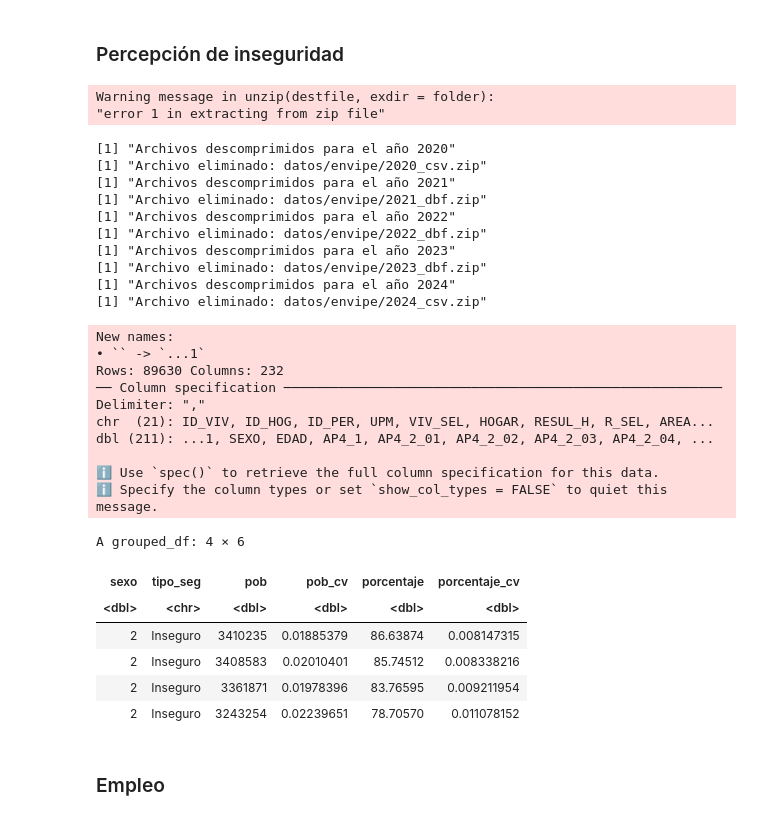
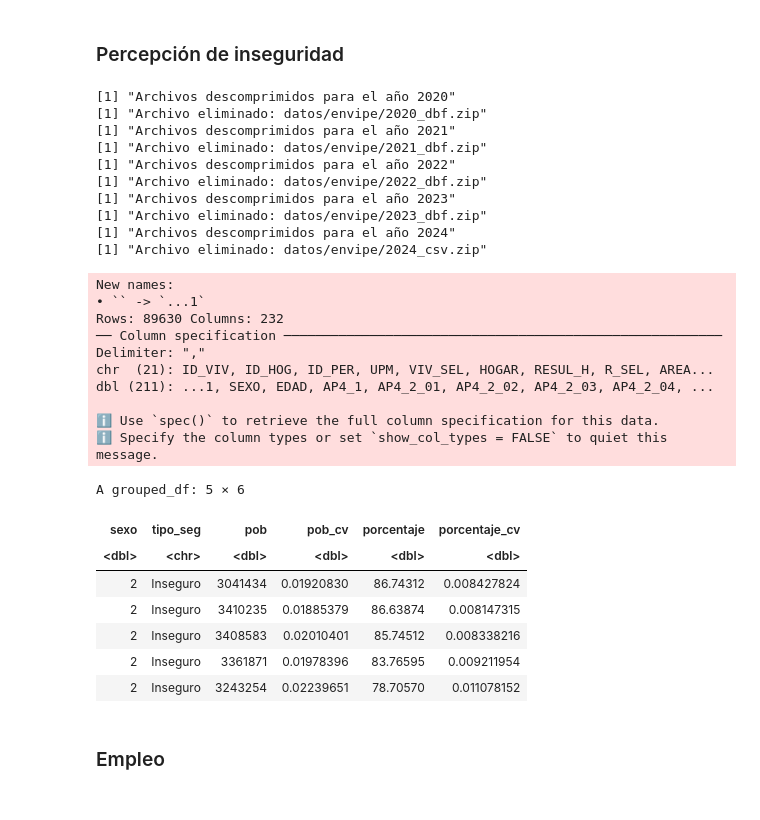
Before and after one commit to cpyp-ipdp/pgd_cdmx, a Jupyter notebook: indicadores/mujeres/indicadores_mujeres_pgd.ipynb, the cells around one changed output. Cells and saved outputs as stored; diff of their text form; code cells hidden in the pictures.

Commit message:
Se corrigió error en el ciclo de descarga de datos de ENVIPE

```diff
--- a/indicadores/mujeres/indicadores_mujeres_pgd.ipynb
+++ b/indicadores/mujeres/indicadores_mujeres_pgd.ipynb
@@ -313,7 +313,7 @@ data_list <- list()
 # %%
 # Ciclo 1: Descarga y descompresión
 for (i in 1:length(years)) {
-    if (years[i] %in% c(2020, 2024)) {
+    if (years[i] %in% c(2024)) {
         fin <- '_csv.zip'
     } else {
         fin <- '_dbf.zip'
@@ -362,18 +362,16 @@ for (i in 1:length(years)) {
     }
 }
 # %% [output]
-Warning message in unzip(destfile, exdir = folder):
-"error 1 in extracting from zip file"
+[1] "Archivos descomprimidos para el año 2020"
+[1] "Archivo eliminado: datos/envipe/2020_dbf.zip"
+[1] "Archivos descomprimidos para el año 2021"
+[1] "Archivo eliminado: datos/envipe/2021_dbf.zip"
+[1] "Archivos descomprimidos para el año 2022"
+[1] "Archivo eliminado: datos/envipe/2022_dbf.zip"
+[1] "Archivos descomprimidos para el año 2023"
+[1] "Archivo eliminado: datos/envipe/2023_dbf.zip"
+[1] "Archivos descomprimidos para el año 2024"
+[1] "Archivo eliminado: datos/envipe/2024_csv.zip"
-[1] "Archivos descomprimidos para el año 2020"
-[1] "Archivo eliminado: datos/envipe/2020_csv.zip"
-[1] "Archivos descomprimidos para el año 2021"
-[1] "Archivo eliminado: datos/envipe/2021_dbf.zip"
-[1] "Archivos descomprimidos para el año 2022"
-[1] "Archivo eliminado: datos/envipe/2022_dbf.zip"
-[1] "Archivos descomprimidos para el año 2023"
-[1] "Archivo eliminado: datos/envipe/2023_dbf.zip"
-[1] "Archivos descomprimidos para el año 2024"
-[1] "Archivo eliminado: datos/envipe/2024_csv.zip"
 # %%
 estima_inseguridad <- function(year) {
 
@@ -426,22 +424,23 @@ dm<-seguridad%>%
     return(resultado)
 }
 # %%
-tabla_inseg<-map_dfr(2021:2024,estima_inseguridad)
+tabla_inseg<-map_dfr(2020:2024,estima_inseguridad)
 tabla_inseg
 # %% [output]
 New names:
 • `` -> `...1`
 Rows: 89630 Columns: 232
 ── Column specification ────────────────────────────────────────────────────────
 Delimiter: ","
 chr  (21): ID_VIV, ID_HOG, ID_PER, UPM, VIV_SEL, HOGAR, RESUL_H, R_SEL, AREA...
 dbl (211): ...1, SEXO, EDAD, AP4_1, AP4_2_01, AP4_2_02, AP4_2_03, AP4_2_04, ...
 
 ℹ Use `spec()` to retrieve the full column specification for this data.
 ℹ Specify the column types or set `show_col_types = FALSE` to quiet this message.
-A grouped_df: 4 × 6
+A grouped_df: 5 × 6
 | sexo | tipo_seg | pob | pob_cv | porcentaje | porcentaje_cv |
 | <dbl> | <chr> | <dbl> | <dbl> | <dbl> | <dbl> |
+| 2 | Inseguro | 3041434 | 0.01920830 | 86.74312 | 0.008427824 |
 | 2 | Inseguro | 3410235 | 0.01885379 | 86.63874 | 0.008147315 |
 | 2 | Inseguro | 3408583 | 0.02010401 | 85.74512 | 0.008338216 |
 | 2 | Inseguro | 3361871 | 0.01978396 | 83.76595 | 0.009211954 |
```
Also changed, not shown: parts of 1 cell of this notebook.
